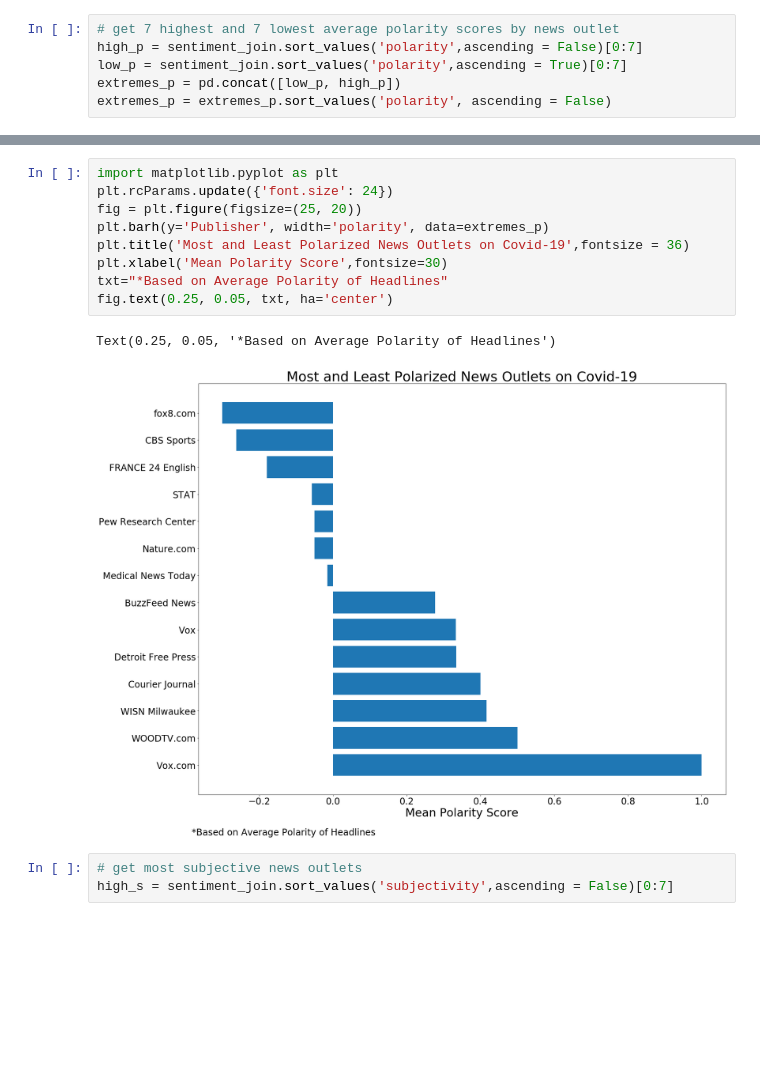
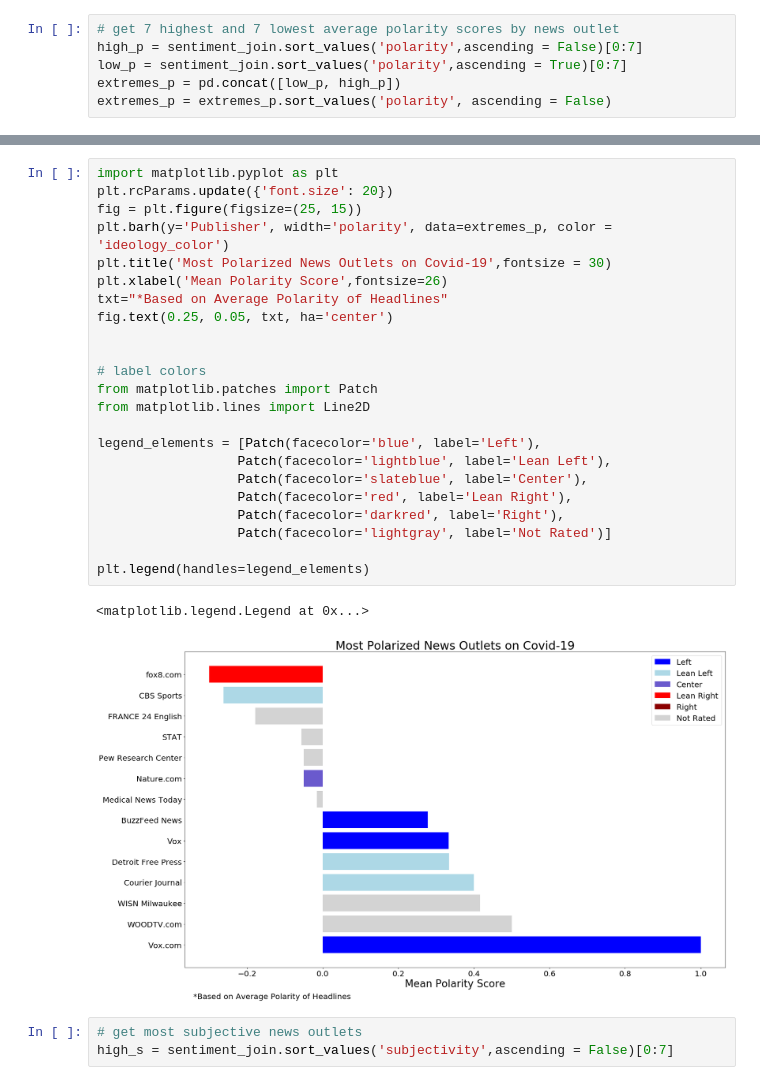
Before and after one commit to datakind/Mar21-vaccine-uptake, a Jupyter notebook: scrapers/GoogleNewsCovidAPI.ipynb, the cells around one changed output, grey strips where cells are left out. Cells and saved outputs as stored; diff of their text form; blank space fills up the shorter version.

```diff
--- a/scrapers/GoogleNewsCovidAPI.ipynb
+++ b/scrapers/GoogleNewsCovidAPI.ipynb
@@ -238,15 +282,29 @@ extremes_p = extremes_p.sort_values('polarity', ascending = False)
 # %%
 import matplotlib.pyplot as plt
-plt.rcParams.update({'font.size': 24})
-fig = plt.figure(figsize=(25, 20))
-plt.barh(y='Publisher', width='polarity', data=extremes_p)
-plt.title('Most and Least Polarized News Outlets on Covid-19',fontsize = 36)
-plt.xlabel('Mean Polarity Score',fontsize=30)
+plt.rcParams.update({'font.size': 20})
+fig = plt.figure(figsize=(25, 15))
+plt.barh(y='Publisher', width='polarity', data=extremes_p, color = 'ideology_color')
+plt.title('Most Polarized News Outlets on Covid-19',fontsize = 30)
+plt.xlabel('Mean Polarity Score',fontsize=26)
 txt="*Based on Average Polarity of Headlines"
 fig.text(0.25, 0.05, txt, ha='center')
+
+
+# label colors
+from matplotlib.patches import Patch
+from matplotlib.lines import Line2D
+
+legend_elements = [Patch(facecolor='blue', label='Left'),
+                  Patch(facecolor='lightblue', label='Lean Left'),
+                  Patch(facecolor='slateblue', label='Center'),
+                  Patch(facecolor='red', label='Lean Right'),
+                  Patch(facecolor='darkred', label='Right'),
+                  Patch(facecolor='lightgray', label='Not Rated')]
+
+plt.legend(handles=legend_elements)
 # %% [output]
-Text(0.25, 0.05, '*Based on Average Polarity of Headlines')
+<matplotlib.legend.Legend at 0x...>
-[figure, old version]
+[figure, new version]
 # %%
 # get most subjective news outlets
 high_s = sentiment_join.sort_values('subjectivity',ascending = False)[0:7]
```
Also changed, not shown: parts of 5 cells of this notebook.
